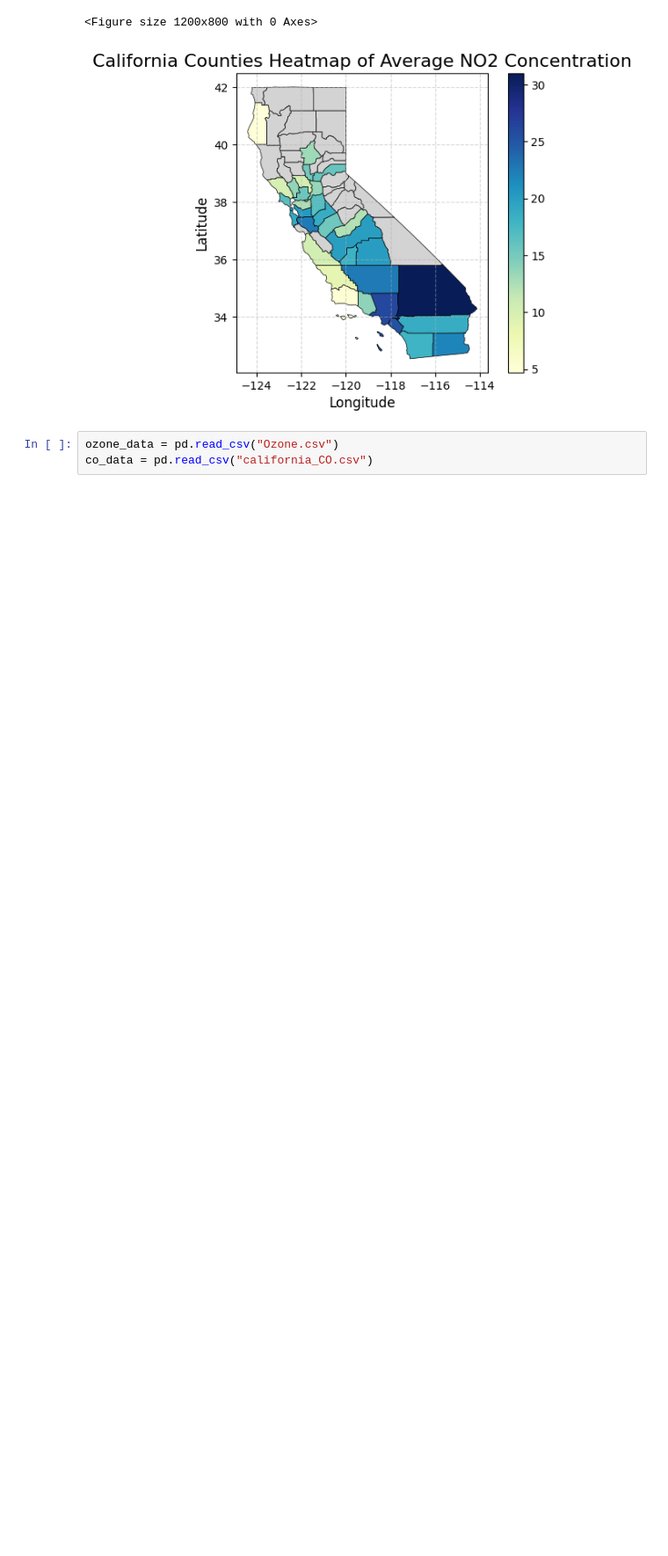
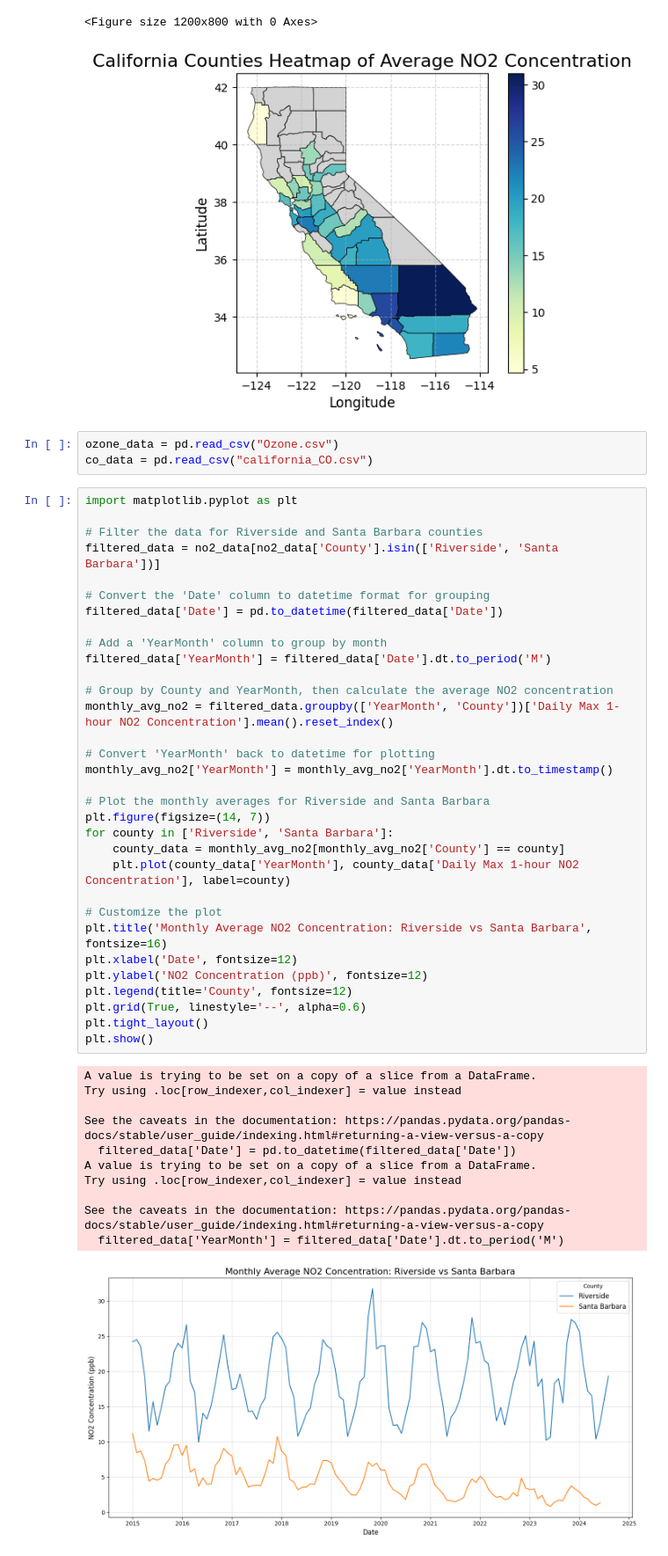
Before and after one commit to ashkren/eda_final_project, a Jupyter notebook: eda_final_project.ipynb, the cells around one changed output. Shown at 88% size. Cells and saved outputs as stored; diff of their text form; blank space fills up the shorter version.

Commit message:
Added Riverside vs SB graph

```diff
--- a/eda_final_project.ipynb
+++ b/eda_final_project.ipynb
@@ -237,3 +237,47 @@ plt.show()
 # %%
 ozone_data = pd.read_csv("Ozone.csv")
 co_data = pd.read_csv("california_CO.csv")
+# %%
+import matplotlib.pyplot as plt
+
+# Filter the data for Riverside and Santa Barbara counties
+filtered_data = no2_data[no2_data['County'].isin(['Riverside', 'Santa Barbara'])]
+
+# Convert the 'Date' column to datetime format for grouping
+filtered_data['Date'] = pd.to_datetime(filtered_data['Date'])
+
+# Add a 'YearMonth' column to group by month
+filtered_data['YearMonth'] = filtered_data['Date'].dt.to_period('M')
+
+# Group by County and YearMonth, then calculate the average NO2 concentration
+monthly_avg_no2 = filtered_data.groupby(['YearMonth', 'County'])['Daily Max 1-hour NO2 Concentration'].mean().reset_index()
+
+# Convert 'YearMonth' back to datetime for plotting
+monthly_avg_no2['YearMonth'] = monthly_avg_no2['YearMonth'].dt.to_timestamp()
+
+# Plot the monthly averages for Riverside and Santa Barbara
+plt.figure(figsize=(14, 7))
+for county in ['Riverside', 'Santa Barbara']:
+    county_data = monthly_avg_no2[monthly_avg_no2['County'] == county]
+    plt.plot(county_data['YearMonth'], county_data['Daily Max 1-hour NO2 Concentration'], label=county)
+
+# Customize the plot
+plt.title('Monthly Average NO2 Concentration: Riverside vs Santa Barbara', fontsize=16)
+plt.xlabel('Date', fontsize=12)
+plt.ylabel('NO2 Concentration (ppb)', fontsize=12)
+plt.legend(title='County', fontsize=12)
+plt.grid(True, linestyle='--', alpha=0.6)
+plt.tight_layout()
+plt.show()
+# %% [output]
+A value is trying to be set on a copy of a slice from a DataFrame.
+Try using .loc[row_indexer,col_indexer] = value instead
+
+See the caveats in the documentation: https://pandas.pydata.org/pandas-docs/stable/user_guide/indexing.html#returning-a-view-versus-a-copy
+  filtered_data['Date'] = pd.to_datetime(filtered_data['Date'])
+A value is trying to be set on a copy of a slice from a DataFrame.
+Try using .loc[row_indexer,col_indexer] = value instead
+
+See the caveats in the documentation: https://pandas.pydata.org/pandas-docs/stable/user_guide/indexing.html#returning-a-view-versus-a-copy
+  filtered_data['YearMonth'] = filtered_data['Date'].dt.to_period('M')
+[figure, added]
```
